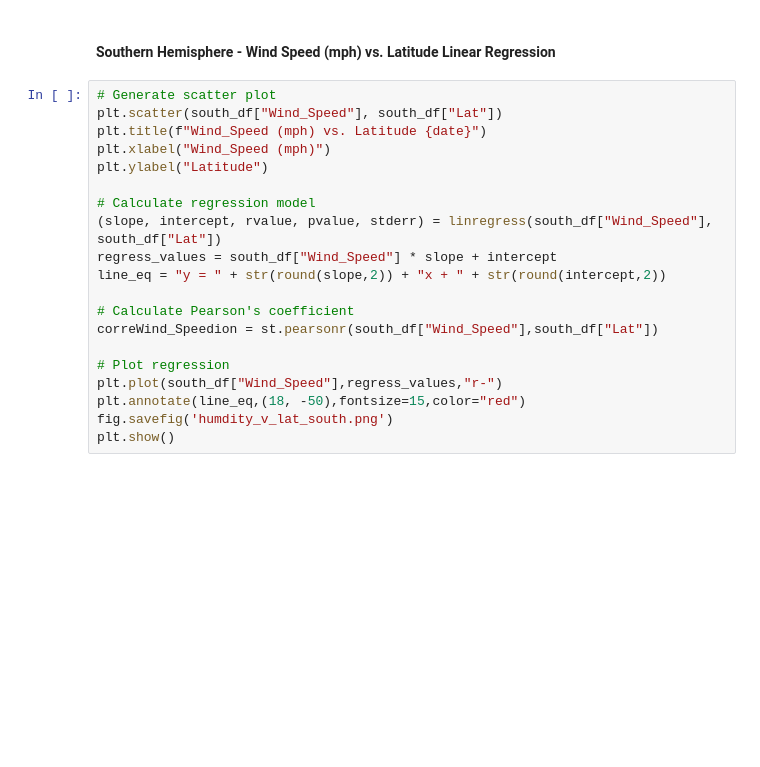
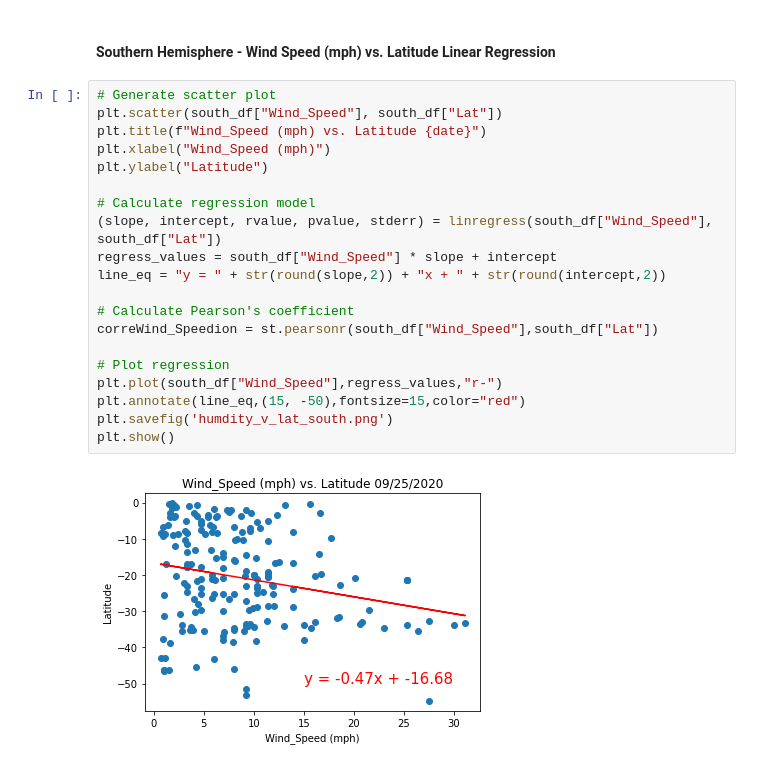
Before and after one commit to brettonmaybee/python-api-challenge, a Jupyter notebook: WeatherPy/WeatherPy.ipynb, the cells around one changed output. Cells and saved outputs as stored; diff of their text form; blank space fills up the shorter version.

```diff
--- a/WeatherPy/WeatherPy.ipynb
+++ b/WeatherPy/WeatherPy.ipynb
@@ -400,20 +421,22 @@ plt.show()
 # %%
 # Generate scatter plot
 plt.scatter(south_df["Wind_Speed"], south_df["Lat"])
 plt.title(f"Wind_Speed (mph) vs. Latitude {date}")
 plt.xlabel("Wind_Speed (mph)")
 plt.ylabel("Latitude")
 
 # Calculate regression model
 (slope, intercept, rvalue, pvalue, stderr) = linregress(south_df["Wind_Speed"], south_df["Lat"])
 regress_values = south_df["Wind_Speed"] * slope + intercept
 line_eq = "y = " + str(round(slope,2)) + "x + " + str(round(intercept,2))
 
 # Calculate Pearson's coefficient
 correWind_Speedion = st.pearsonr(south_df["Wind_Speed"],south_df["Lat"])
 
 # Plot regression
 plt.plot(south_df["Wind_Speed"],regress_values,"r-")
-plt.annotate(line_eq,(18, -50),fontsize=15,color="red")
-fig.savefig('humdity_v_lat_south.png')
+plt.annotate(line_eq,(15, -50),fontsize=15,color="red")
+plt.savefig('humdity_v_lat_south.png')
 plt.show()
+# %% [output]
+[figure, added]
```
Also changed, not shown: parts of 18 cells of this notebook, 12 other files.
